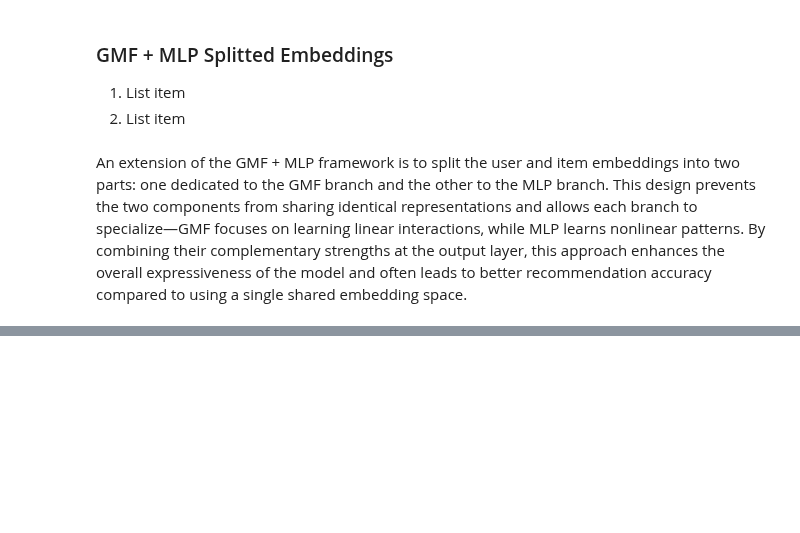
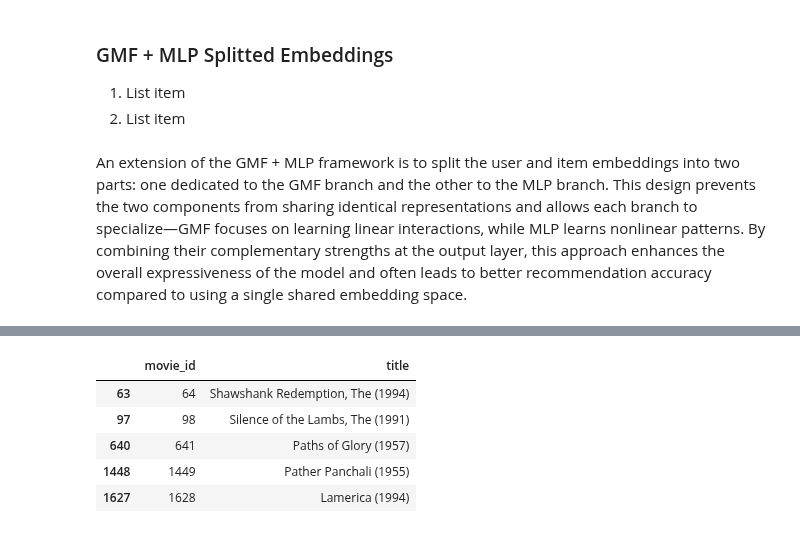
Before and after one commit to raliaskarov/tutorial_eth_ais_roman, a Jupyter notebook: in_class/Block 3/Recommendation_Systems.ipynb, the cells around one changed output, grey strips where cells are left out. Cells and saved outputs as stored; diff of their text form; code cells hidden in the pictures; blank space fills up the shorter version.

```diff
--- a/in_class/Block 3/Recommendation_Systems.ipynb
+++ b/in_class/Block 3/Recommendation_Systems.ipynb
@@ -621,4 +652,11 @@ def recommend_gmf_mlp_conc(user_id, model, movies, top_n=5):
 
     return movies[movies["movie_id"].isin(top_movie_ids)][["movie_id", "title"]]
 # %%
-recommend_gmf_mlp_conc(10, model, movies)
+recommend_gmf_mlp_conc(98, model, movies)
+# %% [output]
+|  | movie_id | title |
+| 63 | 64 | Shawshank Redemption, The (1994) |
+| 97 | 98 | Silence of the Lambs, The (1991) |
+| 640 | 641 | Paths of Glory (1957) |
+| 1448 | 1449 | Pather Panchali (1955) |
+| 1627 | 1628 | Lamerica (1994) |
```
Also changed, not shown: parts of 3 cells of this notebook.
